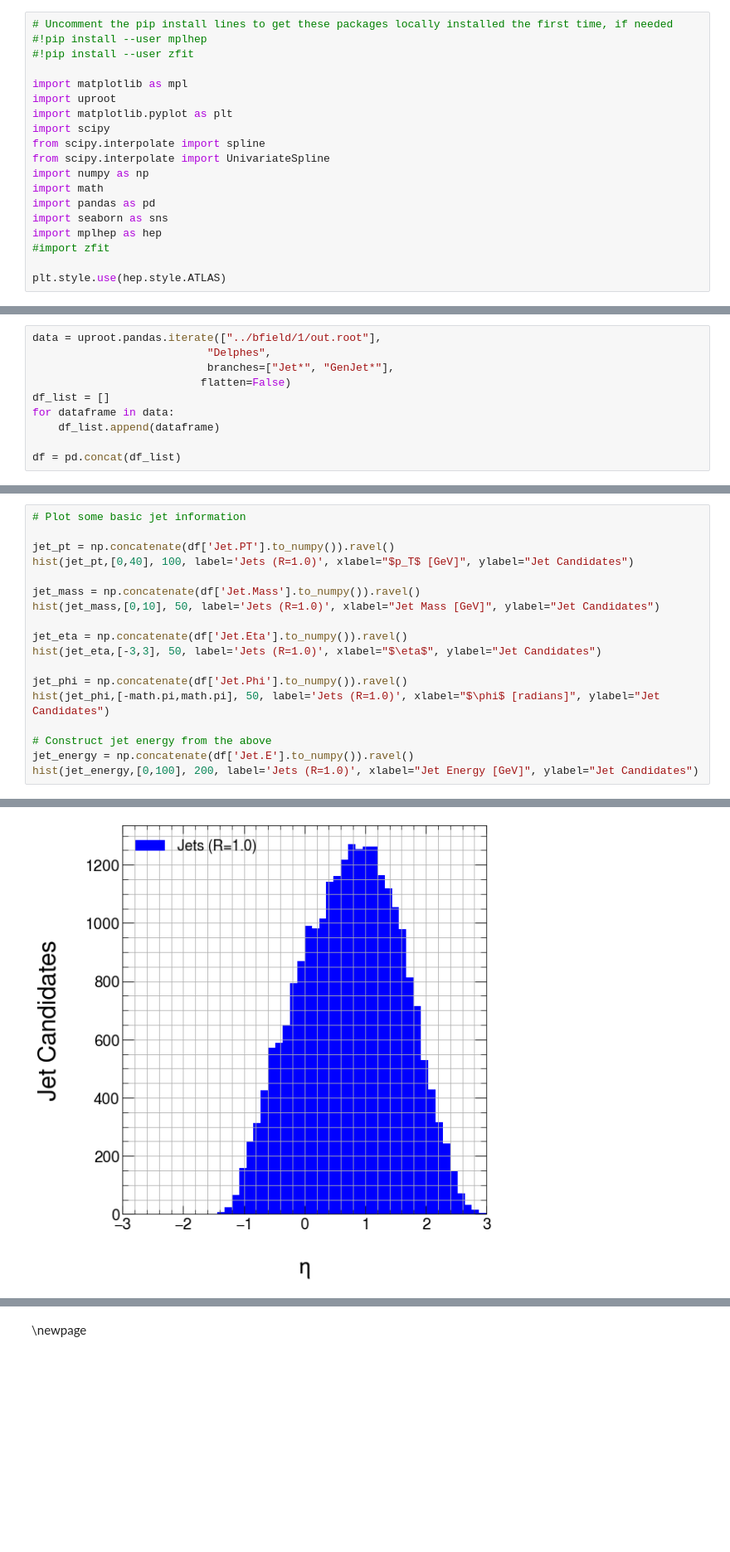
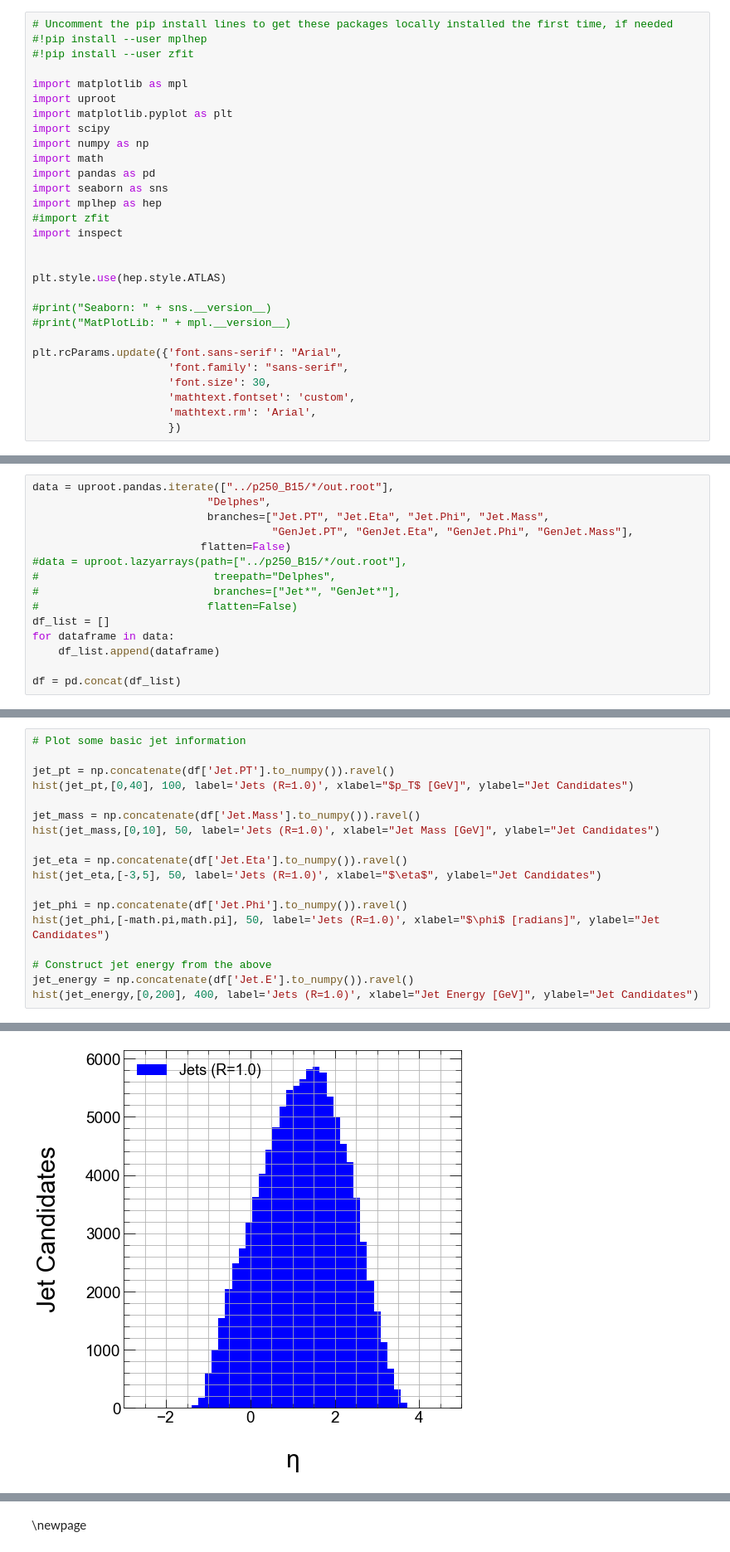
Before and after one commit to miguelignacio/delphes_EIC, a Jupyter notebook: notebooks/EIC_Studies.ipynb, the cells around one changed output, grey strips where cells are left out. Shown at 83% size. Saved outputs shown, nothing was run; the diff lists cells and outputs as text; blank space fills up the shorter version.

```diff
--- a/notebooks/EIC_Studies.ipynb
+++ b/notebooks/EIC_Studies.ipynb
@@ -7,16 +7,26 @@ import matplotlib as mpl
 import uproot
 import matplotlib.pyplot as plt
 import scipy
-from scipy.interpolate import spline
-from scipy.interpolate import UnivariateSpline
 import numpy as np
 import math
 import pandas as pd
 import seaborn as sns
 import mplhep as hep
 #import zfit
+import inspect
+
 
 plt.style.use(hep.style.ATLAS)
+
+#print("Seaborn: " + sns.__version__)
+#print("MatPlotLib: " + mpl.__version__)
+
+plt.rcParams.update({'font.sans-serif': "Arial",
+                     'font.family': "sans-serif",
+                     'font.size': 30,
+                     'mathtext.fontset': 'custom',
+                     'mathtext.rm': 'Arial',
+                     })
 # %% [markdown]
 # EIC Studies
 
@@ -54,10 +64,15 @@ These instructions are applicable to ManeFrame II at SMU, but may apply elsewher
    * Clone the repository locally
    * Follow the instructions to run the example and generate a ROOT file.
 # %%
-data = uproot.pandas.iterate(["../bfield/1/out.root"],
+data = uproot.pandas.iterate(["../p250_B15/*/out.root"],
                            "Delphes",
-                           branches=["Jet*", "GenJet*"],
+                           branches=["Jet.PT", "Jet.Eta", "Jet.Phi", "Jet.Mass",
+                                     "GenJet.PT", "GenJet.Eta", "GenJet.Phi", "GenJet.Mass"],
                           flatten=False)
+#data = uproot.lazyarrays(path=["../p250_B15/*/out.root"],
+#                           treepath="Delphes",
+#                           branches=["Jet*", "GenJet*"],
+#                          flatten=False)
 df_list = []
 for dataframe in data:
     df_list.append(dataframe)
@@ -145,12 +162,12 @@ jet_mass = np.concatenate(df['Jet.Mass'].to_numpy()).ravel()
 hist(jet_mass,[0,10], 50, label='Jets (R=1.0)', xlabel="Jet Mass [GeV]", ylabel="Jet Candidates")
 
 jet_eta = np.concatenate(df['Jet.Eta'].to_numpy()).ravel()
-hist(jet_eta,[-3,3], 50, label='Jets (R=1.0)', xlabel="$\eta$", ylabel="Jet Candidates")
+hist(jet_eta,[-3,5], 50, label='Jets (R=1.0)', xlabel="$\eta$", ylabel="Jet Candidates")
 
 jet_phi = np.concatenate(df['Jet.Phi'].to_numpy()).ravel()
 hist(jet_phi,[-math.pi,math.pi], 50, label='Jets (R=1.0)', xlabel="$\phi$ [radians]", ylabel="Jet Candidates")
 
 # Construct jet energy from the above
 jet_energy = np.concatenate(df['Jet.E'].to_numpy()).ravel()
-hist(jet_energy,[0,100], 200, label='Jets (R=1.0)', xlabel="Jet Energy [GeV]", ylabel="Jet Candidates")
+hist(jet_energy,[0,200], 400, label='Jets (R=1.0)', xlabel="Jet Energy [GeV]", ylabel="Jet Candidates")
 # %% [output]
@@ -159 +176 @@ hist(jet_energy,[0,100], 200, label='Jets (R=1.0)', xlabel="Jet Energy [GeV]", y
-[figure, old version]
+[figure, new version]
```
Also changed, not shown: parts of 22 cells of this notebook, 4 other files.
